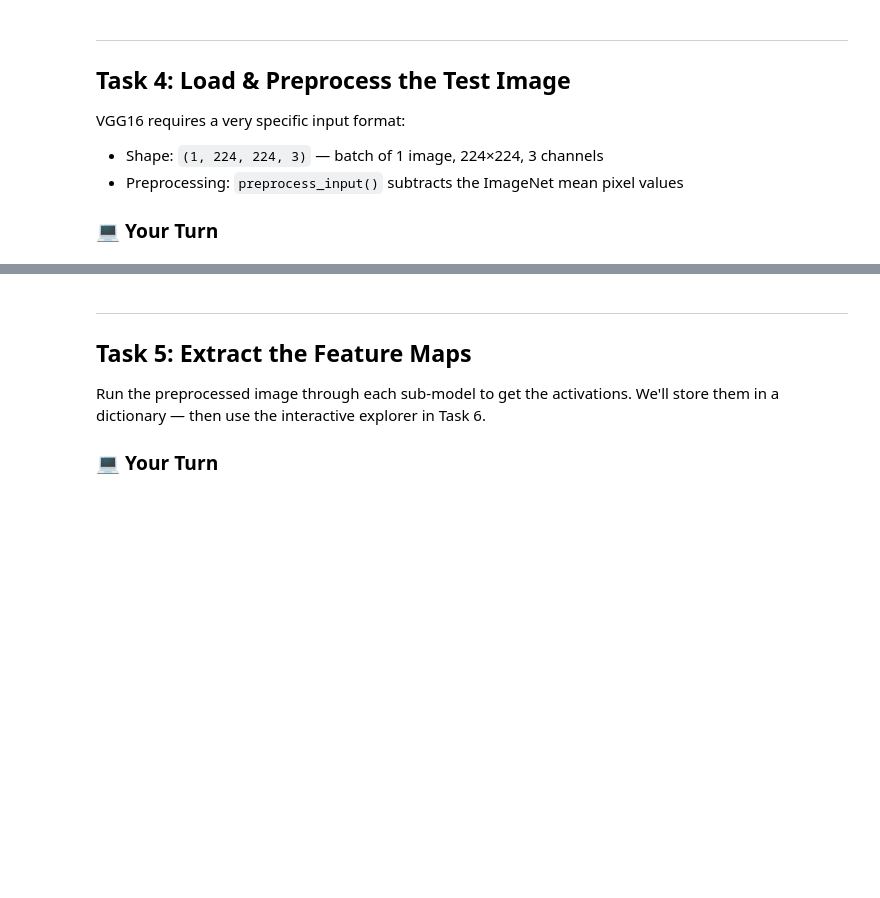
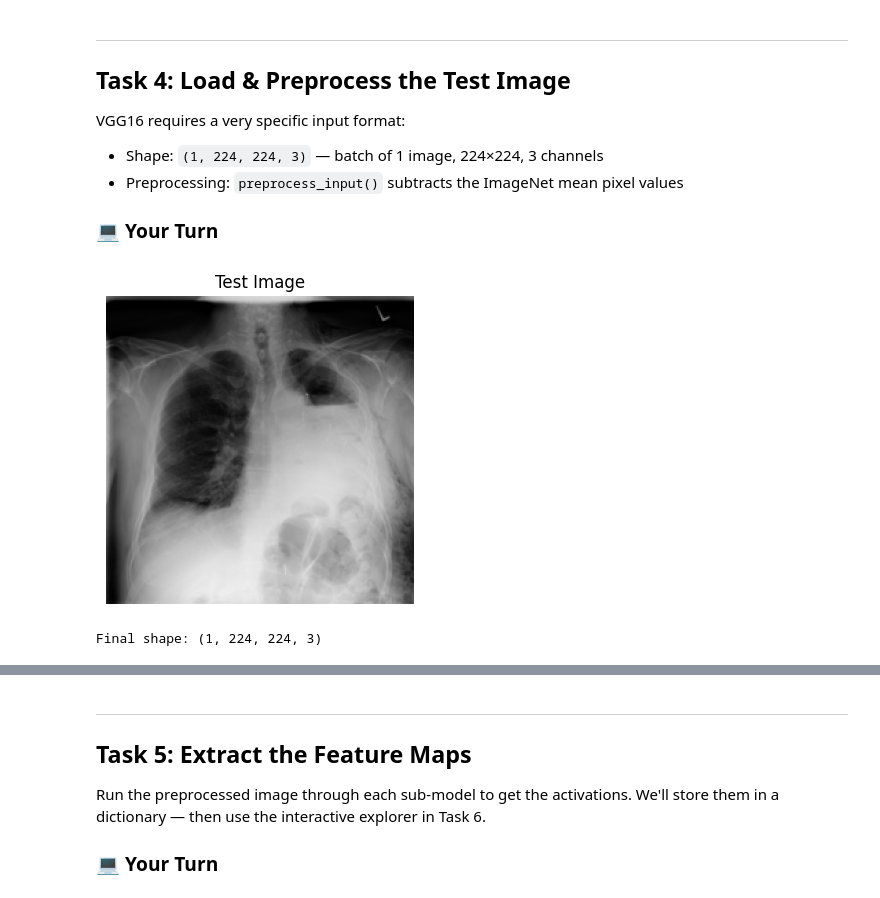
Before and after one commit to SahilGarg15/OpenCV-debug, a Jupyter notebook: Day 2/Lab2_1_Student_Interactive.ipynb, the cells around one changed output, grey strips where cells are left out. Drawn from its saved outputs; the diff is of its cells as text; code cells hidden in the pictures; blank space fills up the shorter version.

```diff
--- a/Day 2/Lab2_1_Student_Interactive.ipynb
+++ b/Day 2/Lab2_1_Student_Interactive.ipynb
@@ -300,35 +365,38 @@ VGG16 requires a very specific input format:
 # %%
 # Load a dog image
 # https://images.pexels.com/photos/672244/pexels-photo-672244.jpeg
 # Check the filters
 
 # After you run the remaining cells, come back here and restart as follows:
 # Load a Chest X-ray image
 # Source and use an opensource Chest X-Ray image - not a random one
 
-img_url = ""
+img_url = "https://source.roboflow.com/LM82sHnoz8NoW0KMLIBsVpNmICq2/029gvYhSkZl5c6BtvieX/original.jpg"
 response = requests.get(img_url)
 img = Image.open(BytesIO(response.content)).convert('RGB')
 
 # TODO: Step 1 — Resize to (224, 224)
-img_resized = None  # img.resize(...)
+img_resized = img.resize((224, 224))
 
 # TODO: Step 2 — Convert to numpy array
-img_array = None  # np.array(...)
+img_array = np.array(img_resized)
 
 # TODO: Step 3 — Add batch dimension → shape (1, 224, 224, 3)
-img_batch = None  # np.expand_dims(...)
+img_batch = np.expand_dims(img_array, axis=0)
 
 # TODO: Step 4 — Apply VGG16 preprocessing
-img_preprocessed = None  # preprocess_input(img_batch.copy())
+img_preprocessed = preprocess_input(img_batch.copy())
 
 # Show the image
 plt.figure(figsize=(4, 4))
 plt.imshow(img_resized)
 plt.title("Test Image")
 plt.axis('off')
 plt.show()
 print(f"Final shape: {img_preprocessed.shape}")
+# %% [output]
+[figure, added]
+Final shape: (1, 224, 224, 3)
 # %%
 reveal_button(
     hint_text="<code>img.resize((224,224))</code> → <code>np.array()</code> → "
```
Also changed, not shown: parts of 21 cells of this notebook.
